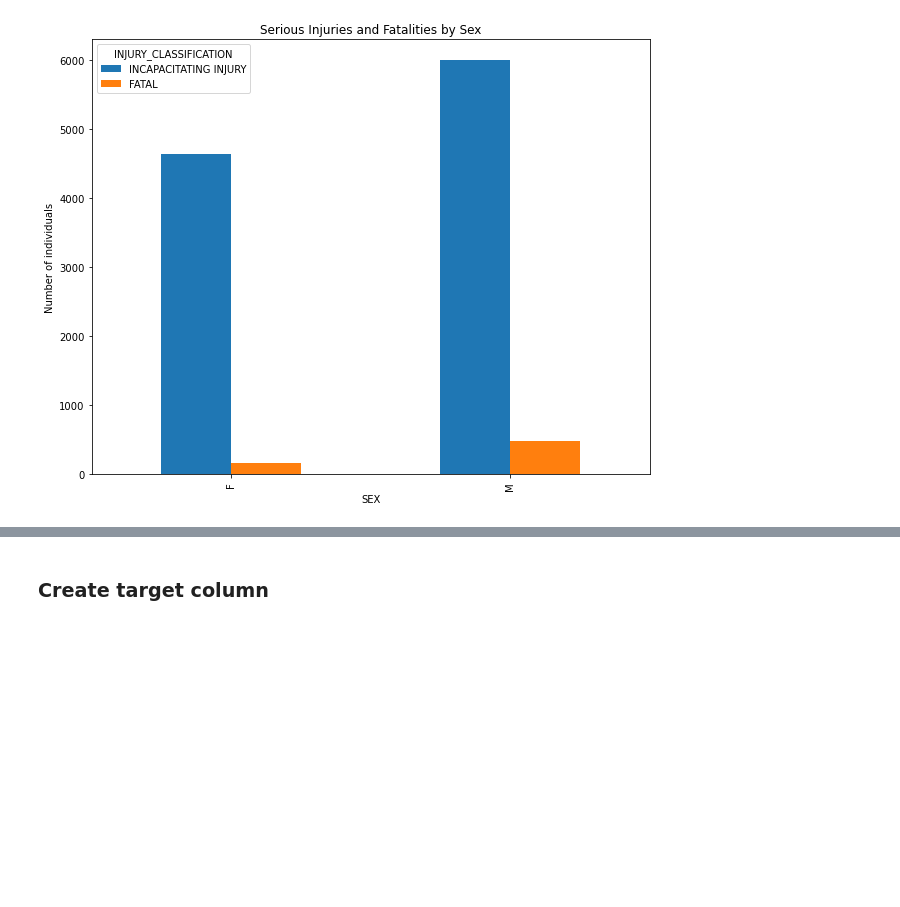
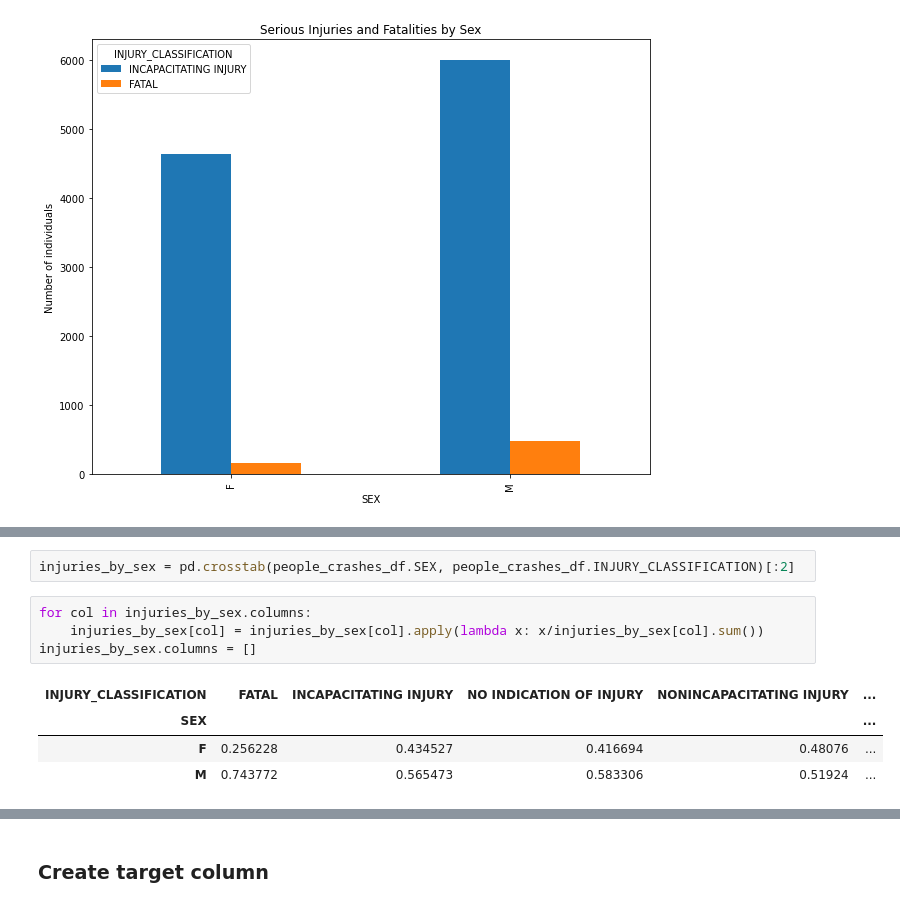
Before and after one commit to AngieKay/Chicago-Crashes, a Jupyter notebook: Markowitz_viz_nb.ipynb, the cells around one changed output, grey strips where cells are left out. Saved outputs shown, nothing was run; the diff lists cells and outputs as text; blank space fills up the shorter version.

```diff
--- a/Markowitz_viz_nb.ipynb
+++ b/Markowitz_viz_nb.ipynb
@@ -583,0 +559,11 @@ plt.ylabel('Number of individuals');
+# %%
+injuries_by_sex = pd.crosstab(people_crashes_df.SEX, people_crashes_df.INJURY_CLASSIFICATION)[:2]
+# %%
+for col in injuries_by_sex.columns:
+    injuries_by_sex[col] = injuries_by_sex[col].apply(lambda x: x/injuries_by_sex[col].sum())
+injuries_by_sex.columns = []
+# %% [output]
+| INJURY_CLASSIFICATION | FATAL | INCAPACITATING INJURY | NO INDICATION OF INJURY | NONINCAPACITATING INJURY | ... |
+| SEX |  |  |  |  | ... |
+| F | 0.256228 | 0.434527 | 0.416694 | 0.48076 | ... |
+| M | 0.743772 | 0.565473 | 0.583306 | 0.51924 | ... |
```
Also changed, not shown: parts of 72 cells of this notebook.
